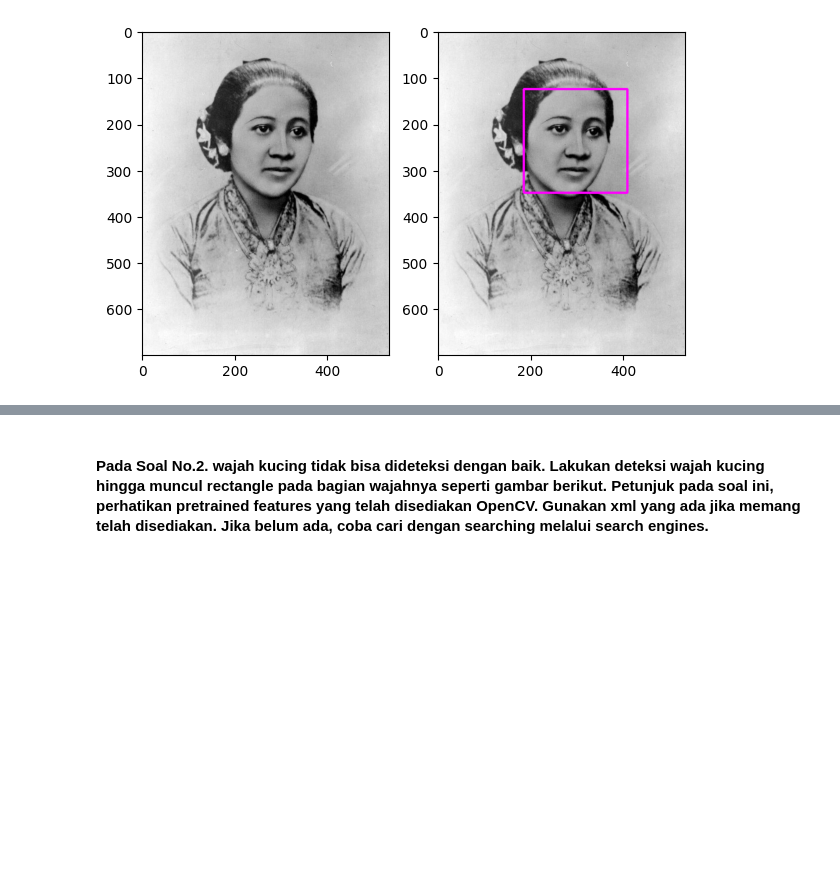
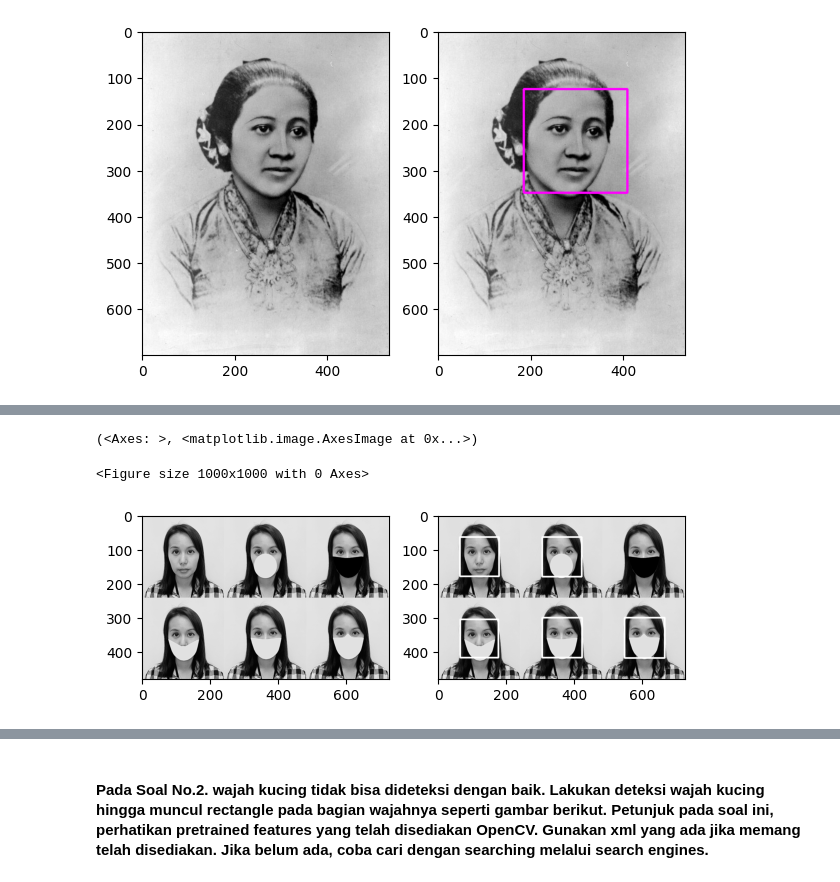
Before and after one commit to 16Komang/PCVK, a Jupyter notebook: week12.ipynb, the cells around one changed output, grey strips where cells are left out. Cells and saved outputs as stored; diff of their text form; code cells hidden in the pictures; blank space fills up the shorter version.

```diff
--- a/week12.ipynb
+++ b/week12.ipynb
@@ -81,0 +81,16 @@ plt.show()
+# %%
+mask = cv.imread('/content/drive/MyDrive/Images/facedet/mask.png',0)
+mask1 = cv.imread('/content/drive/MyDrive/Images/facedet/mask.png',0)
+
+roi_wajah = cascade_wajah.detectMultiScale(mask1)
+for(x,y,w,h) in roi_wajah:
+ cv.rectangle(mask1,(x,y),(x+w,y+h),(255,0,255),3)
+plt.figure(figsize = (10,10))
+
+f, axarr = plt. subplots(1,2,figsize=(7,5))
+plt.subplot(121),plt.imshow(mask, cmap='gray')
+plt.subplot(122),plt.imshow(mask1, cmap='gray')
+# %% [output]
+(<Axes: >, <matplotlib.image.AxesImage at 0x...>)
+<Figure size 1000x1000 with 0 Axes>
+[figure, added]
```
Also changed, not shown: parts of 7 cells of this notebook.
